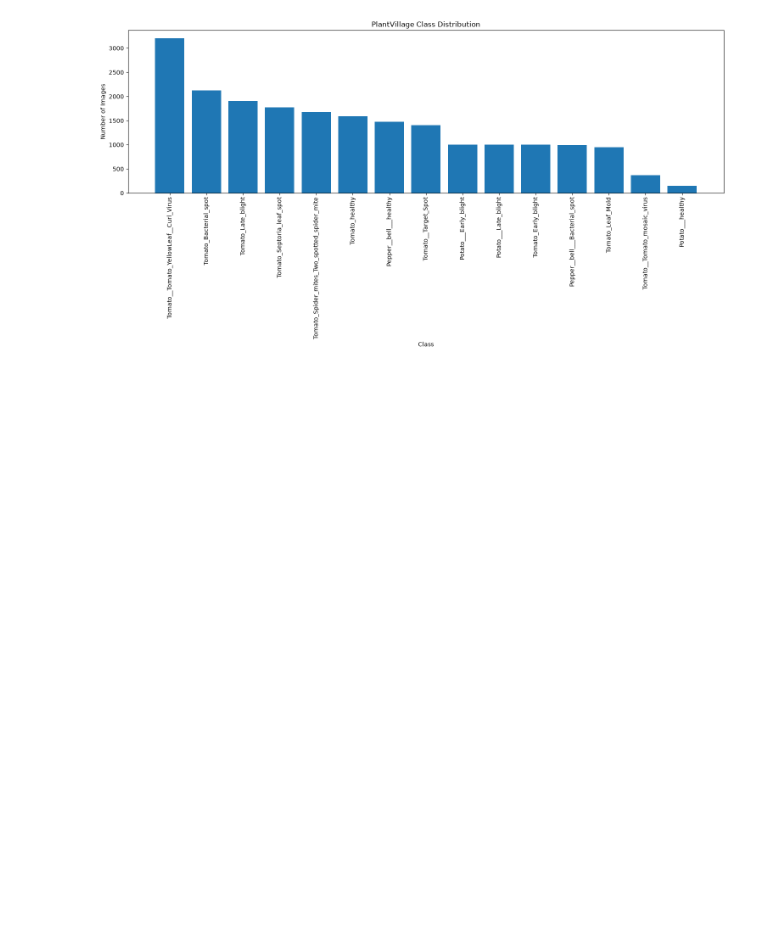
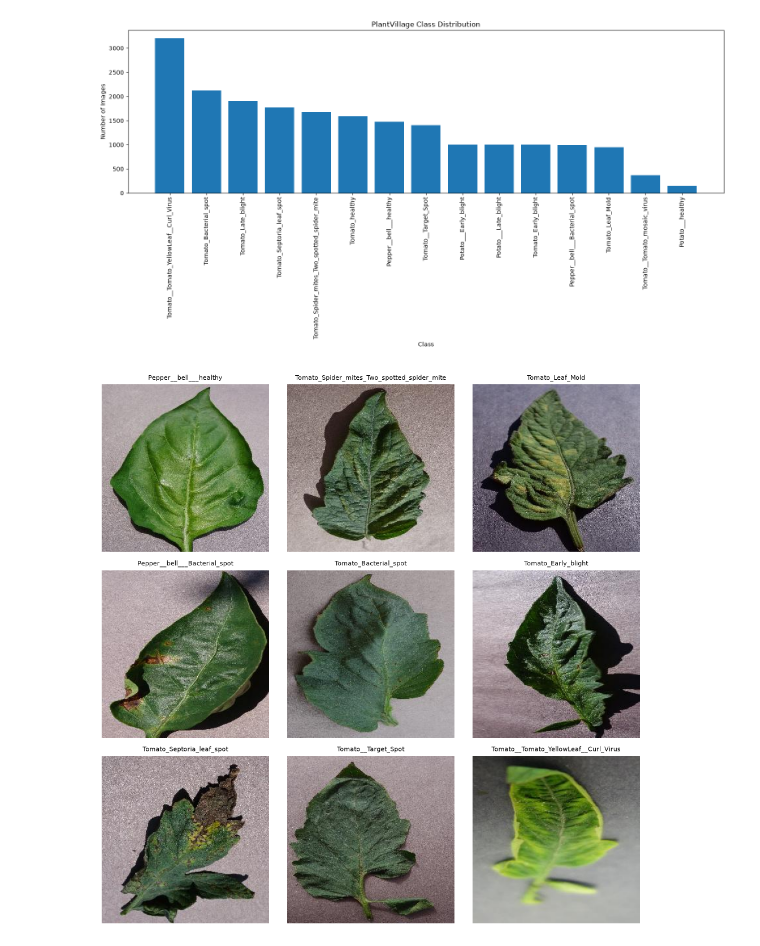
Before and after one commit to Sagarchhikara/AgriVision_Ai, a Jupyter notebook: notebooks/EDA.ipynb, the cells around one changed output. Saved outputs shown, nothing was run; the diff lists cells and outputs as text; code cells hidden in the pictures; blank space fills up the shorter version.

```diff
--- a/notebooks/EDA.ipynb
+++ b/notebooks/EDA.ipynb
@@ -85,3 +85,27 @@ plt.tight_layout()
 plt.show()
 # %% [output]
 [figure]
+# %%
+import random
+
+fig, axes = plt.subplots(3, 3, figsize=(10,10))
+
+sample_classes = random.sample(classes, 9)
+
+for ax, cls in zip(axes.flat, sample_classes):
+
+    image_path = random.choice(list((DATASET_PATH / cls).glob("*")))
+
+    img = Image.open(image_path)
+
+    ax.imshow(img)
+
+    ax.set_title(cls, fontsize=8)
+
+    ax.axis("off")
+
+plt.tight_layout()
+
+plt.show()
+# %% [output]
+[figure, added]
```
